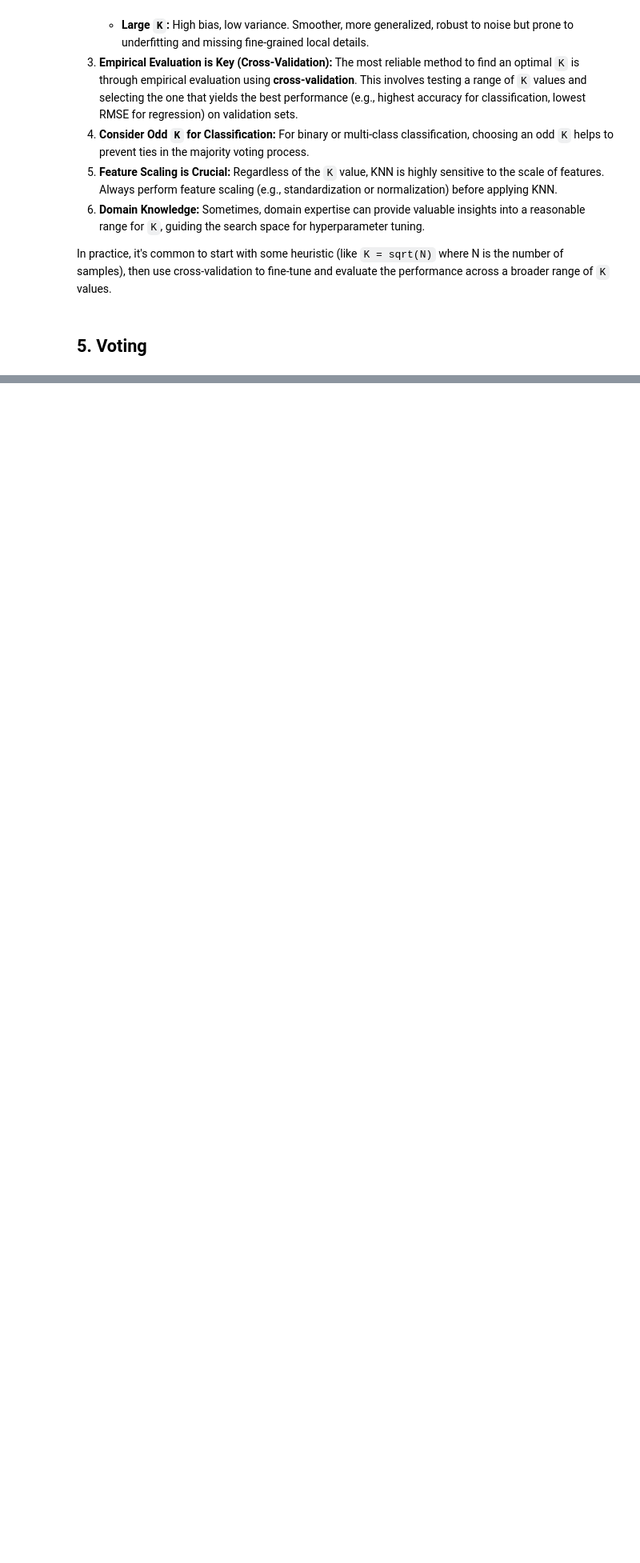
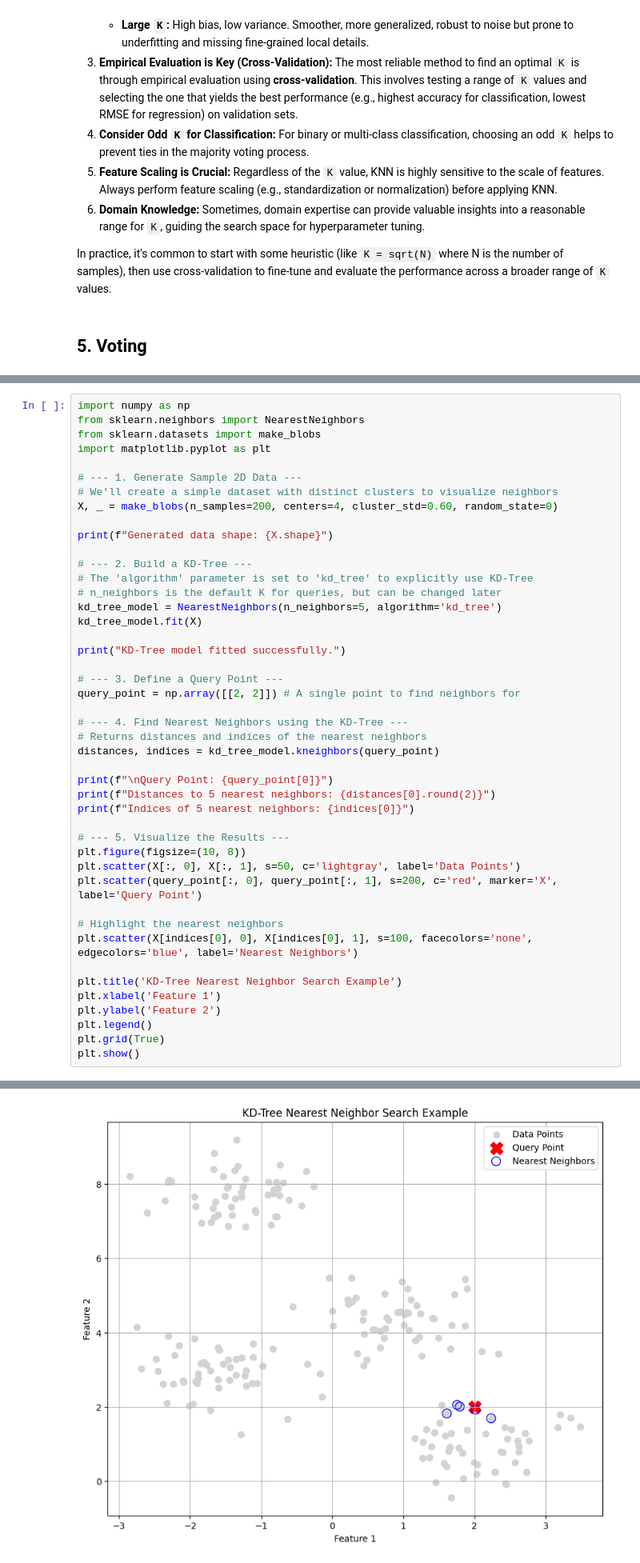
Before and after one commit to rsys-adsingh/Machine-Learning, a Jupyter notebook: study/Chapter_10.ipynb, the cells around one changed output, grey strips where cells are left out. Shown at 80% size. Drawn from its saved outputs; the diff is of its cells as text; blank space fills up the shorter version.

```diff
--- a/study/Chapter_10.ipynb
+++ b/study/Chapter_10.ipynb
@@ -2094,0 +3273,46 @@ In practice, it's common to start with some heuristic (like `K = sqrt(N)` where
+# %%
+import numpy as np
+from sklearn.neighbors import NearestNeighbors
+from sklearn.datasets import make_blobs
+import matplotlib.pyplot as plt
+
+# --- 1. Generate Sample 2D Data ---
+# We'll create a simple dataset with distinct clusters to visualize neighbors
+X, _ = make_blobs(n_samples=200, centers=4, cluster_std=0.60, random_state=0)
+
+print(f"Generated data shape: {X.shape}")
+
+# --- 2. Build a KD-Tree ---
+# The 'algorithm' parameter is set to 'kd_tree' to explicitly use KD-Tree
+# n_neighbors is the default K for queries, but can be changed later
+kd_tree_model = NearestNeighbors(n_neighbors=5, algorithm='kd_tree')
+kd_tree_model.fit(X)
+
+print("KD-Tree model fitted successfully.")
+
+# --- 3. Define a Query Point ---
+query_point = np.array([[2, 2]]) # A single point to find neighbors for
+
+# --- 4. Find Nearest Neighbors using the KD-Tree ---
+# Returns distances and indices of the nearest neighbors
+distances, indices = kd_tree_model.kneighbors(query_point)
+
+print(f"\nQuery Point: {query_point[0]}")
+print(f"Distances to 5 nearest neighbors: {distances[0].round(2)}")
+print(f"Indices of 5 nearest neighbors: {indices[0]}")
+
+# --- 5. Visualize the Results ---
+plt.figure(figsize=(10, 8))
+plt.scatter(X[:, 0], X[:, 1], s=50, c='lightgray', label='Data Points')
+plt.scatter(query_point[:, 0], query_point[:, 1], s=200, c='red', marker='X', label='Query Point')
+
+# Highlight the nearest neighbors
+plt.scatter(X[indices[0], 0], X[indices[0], 1], s=100, facecolors='none', edgecolors='blue', label='Nearest Neighbors')
+
+plt.title('KD-Tree Nearest Neighbor Search Example')
+plt.xlabel('Feature 1')
+plt.ylabel('Feature 2')
+plt.legend()
+plt.grid(True)
+plt.show()
+# %% [output]
@@ -2094,0 +3325 @@ In practice, it's common to start with some heuristic (like `K = sqrt(N)` where
+[figure, added]
```
Also changed, not shown: parts of 84 cells of this notebook.
